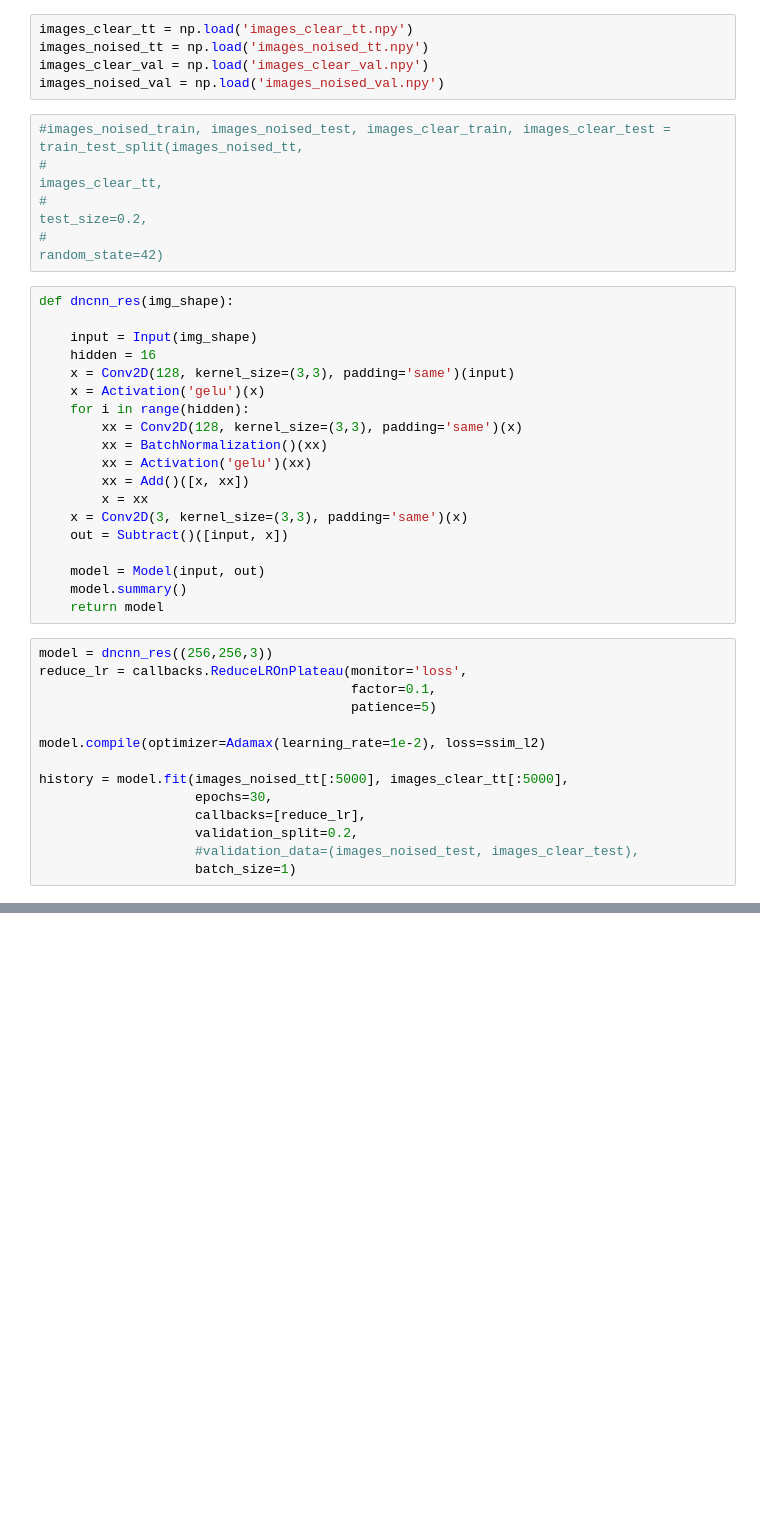
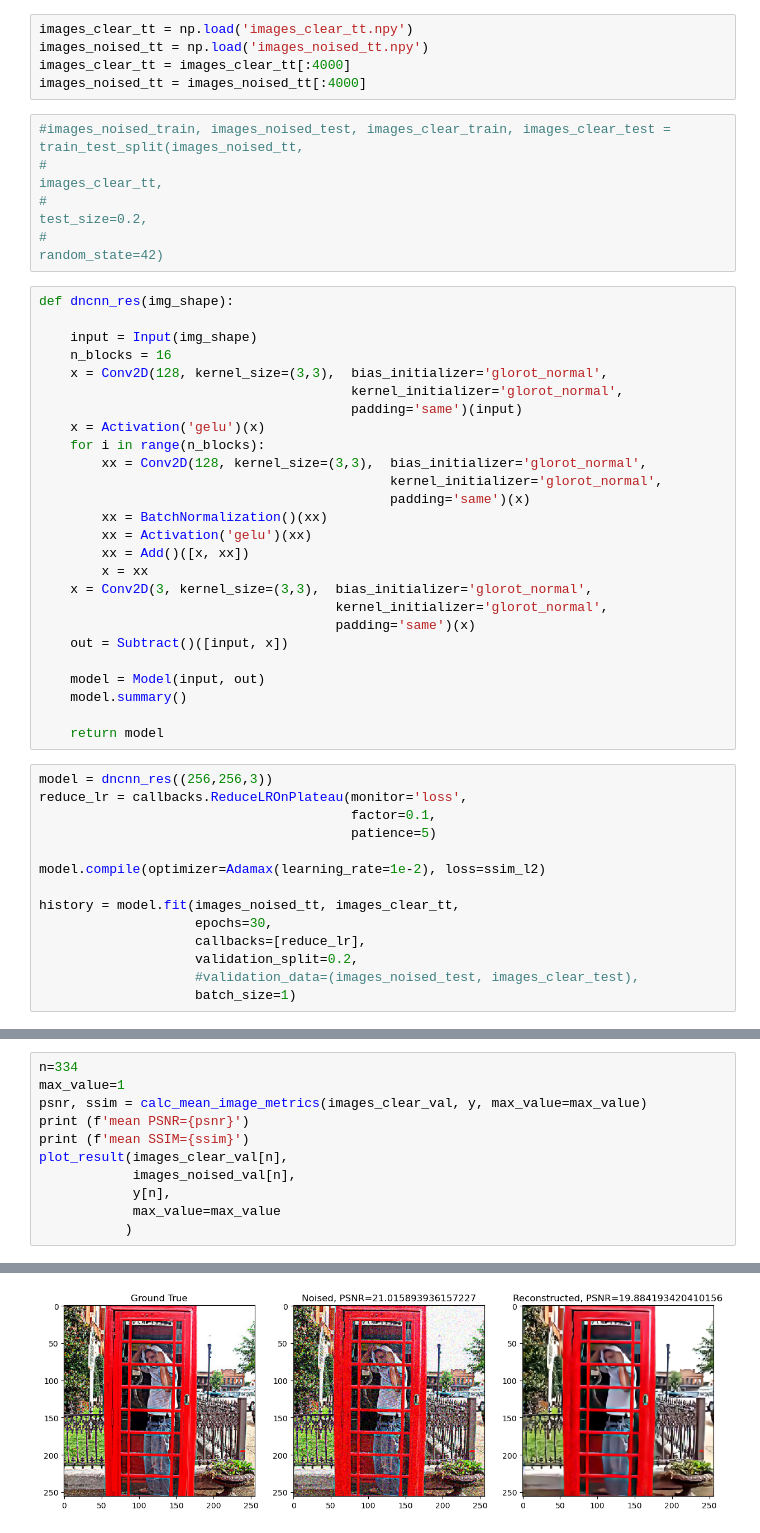
Before and after one commit to basil-77/bmstu_vkr, a Jupyter notebook: draft/dncnn_res.ipynb, the cells around one changed output, grey strips where cells are left out. Cells and saved outputs as stored; diff of their text form; blank space fills up the shorter version.

```diff
--- a/draft/dncnn_res.ipynb
+++ b/draft/dncnn_res.ipynb
@@ -23,8 +23,8 @@ import matplotlib.pyplot as plt
 # %%
 images_clear_tt = np.load('images_clear_tt.npy')
 images_noised_tt = np.load('images_noised_tt.npy')
-images_clear_val = np.load('images_clear_val.npy')
-images_noised_val = np.load('images_noised_val.npy')
+images_clear_tt = images_clear_tt[:4000]
+images_noised_tt = images_noised_tt[:4000]
 # %%
 #images_noised_train, images_noised_test, images_clear_train, images_clear_test = train_test_split(images_noised_tt,
 #                                                                                                 images_clear_tt,
@@ -34,20 +34,27 @@ images_noised_val = np.load('images_noised_val.npy')
 def dncnn_res(img_shape):
 
     input = Input(img_shape)
-    hidden = 16
-    x = Conv2D(128, kernel_size=(3,3), padding='same')(input)
+    n_blocks = 16
+    x = Conv2D(128, kernel_size=(3,3),  bias_initializer='glorot_normal',
+                                        kernel_initializer='glorot_normal',
+                                        padding='same')(input)
     x = Activation('gelu')(x)
-    for i in range(hidden):
-        xx = Conv2D(128, kernel_size=(3,3), padding='same')(x)
+    for i in range(n_blocks):
+        xx = Conv2D(128, kernel_size=(3,3),  bias_initializer='glorot_normal',
+                                             kernel_initializer='glorot_normal',
+                                             padding='same')(x)
         xx = BatchNormalization()(xx)
         xx = Activation('gelu')(xx)
         xx = Add()([x, xx])
         x = xx
-    x = Conv2D(3, kernel_size=(3,3), padding='same')(x)
+    x = Conv2D(3, kernel_size=(3,3),  bias_initializer='glorot_normal',
+                                      kernel_initializer='glorot_normal',
+                                      padding='same')(x)
     out = Subtract()([input, x])
 
     model = Model(input, out)
     model.summary()
+
     return model
 # %%
 model = dncnn_res((256,256,3))
@@ -57,7 +64,7 @@ reduce_lr = callbacks.ReduceLROnPlateau(monitor='loss',
 
 model.compile(optimizer=Adamax(learning_rate=1e-2), loss=ssim_l2)
 
-history = model.fit(images_noised_tt[:5000], images_clear_tt[:5000],
+history = model.fit(images_noised_tt, images_clear_tt,
                     epochs=30,
                     callbacks=[reduce_lr],
                     validation_split=0.2,
@@ -87,0 +117,12 @@ y = predict_all(model, images_noised_val)
+# %%
+n=334
+max_value=1
+psnr, ssim = calc_mean_image_metrics(images_clear_val, y, max_value=max_value)
+print (f'mean PSNR={psnr}')
+print (f'mean SSIM={ssim}')
+plot_result(images_clear_val[n],
+            images_noised_val[n],
+            y[n],
+            max_value=max_value
+           )
+# %% [output]
@@ -87,0 +132 @@ y = predict_all(model, images_noised_val)
+[figure, added]
```
Also changed, not shown: parts of 6 cells of this notebook, 6 other files.
